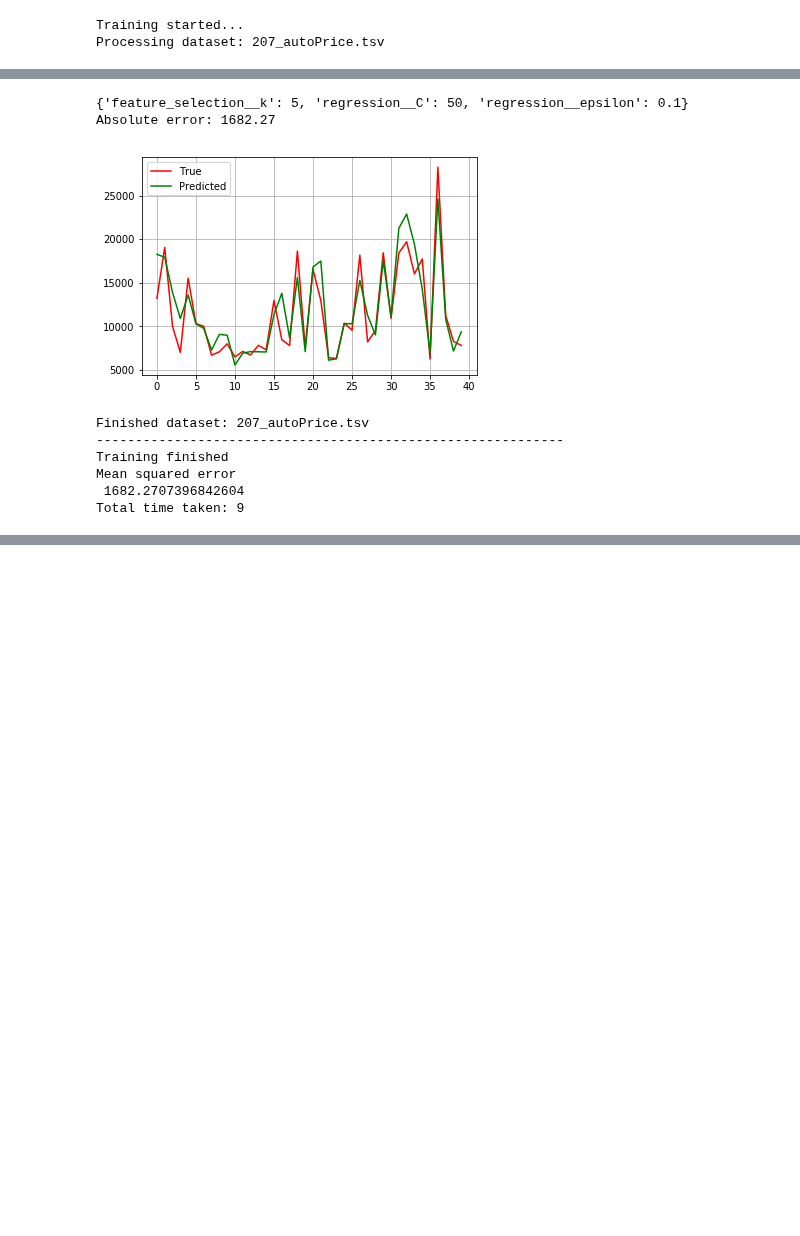
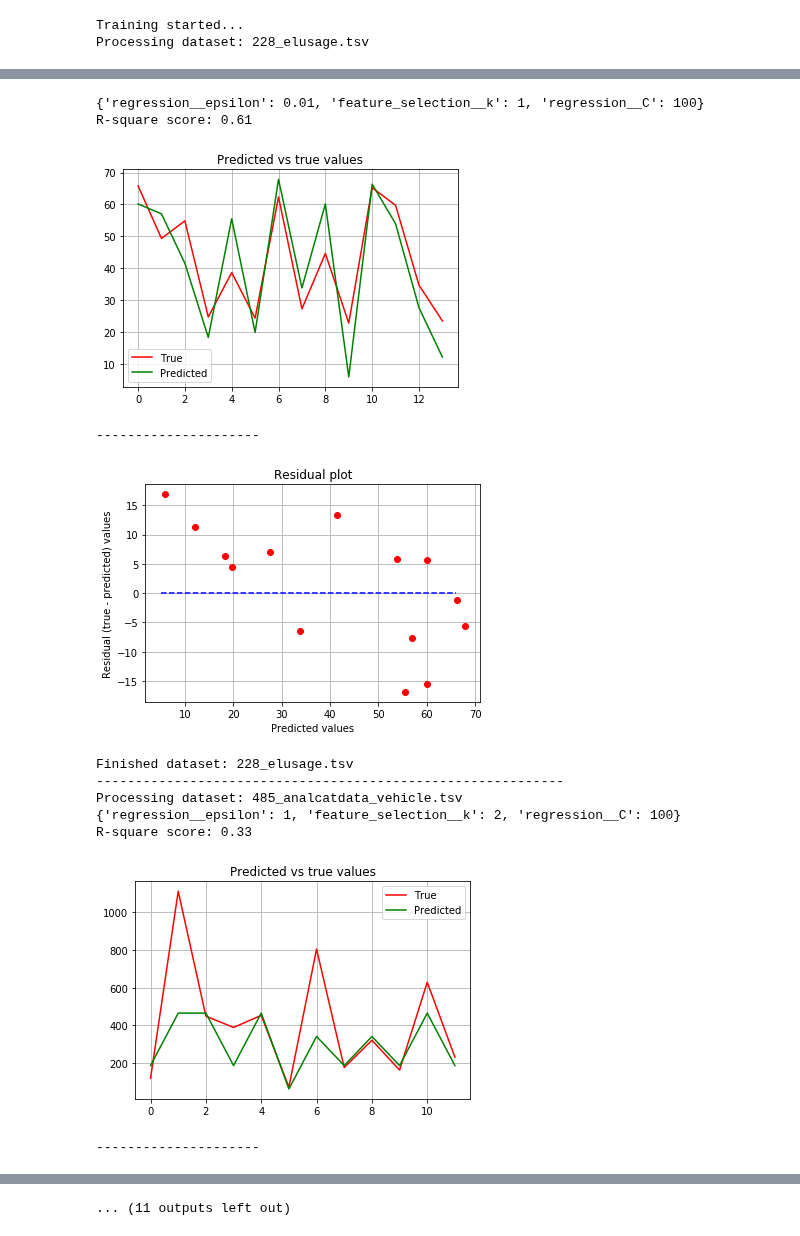
Before and after one commit to anuprulez/pmlb_regression, a Jupyter notebook: analyze_regression_LinearSVR.ipynb, the cells around one changed output, grey strips where cells are left out. Saved outputs shown, nothing was run; the diff lists cells and outputs as text; code cells hidden in the pictures; blank space fills up the shorter version.

```diff
--- a/analyze_regression_LinearSVR.ipynb
+++ b/analyze_regression_LinearSVR.ipynb
@@ -13,21 +13,30 @@ from sklearn.feature_selection import *
 from sklearn.model_selection import GridSearchCV
 
 start_time = time.time()
-datasets = ["195_auto_price.tsv", "197_cpu_act.tsv", "207_autoPrice.tsv", "192_vineyard.tsv", '210_cloud.tsv']
-datasets = ["207_autoPrice.tsv"]
+datasets = ["228_elusage.tsv", "485_analcatdata_vehicle.tsv", "523_analcatdata_neavote.tsv", '663_rabe_266.tsv', '687_sleuth_ex1605.tsv']
+#datasets = ["1029_LEV.tsv"]
 
 regressor = Pipeline([
   ('feature_selection', SelectKBest(f_regression)),
   ('regression', svm.LinearSVR())
 ])
 
-LinearSVR_parameters = [{'feature_selection__k': [1, 2, 3, 4, 5, 8, 15, 20, 25], \
-                         'regression__epsilon':[0.001, 0.005, 0.01, 0.1, 1], \
-                         'regression__C':[0.01, 0.1, 0.05, 1, 2, 5, 10, 50, 100] \
-                        }]
+LinearSVR_parameters = [{ \
+    'feature_selection__k': [1, 2, 3, 4, 5, 8, 15, 20, 25], \
+    'regression__epsilon':[0.001, 0.005, 0.01, 0.1, 1], \
+    'regression__C':[0.01, 0.1, 0.05, 1, 2, 5, 10, 50, 100] \
+}]
+
+
+LinearSVR_parameters = [{ \
+    'feature_selection__k': [1, 2, 3, 4, 5, 'all'], \
+    'regression__epsilon':[0.001, 0.01, 0.1, 1], \
+    'regression__C':[0.01, 0.1, 1, 2, 5, 20, 100] \
+}]
 
 print('Training started...')
 dataset_accuracies = list()
+r2_scores = list()
 for d_set in datasets:
     print("Processing dataset: %s" % d_set)
     data_path = "data/" + d_set
@@ -50,23 +59,40 @@ for d_set in datasets:
     print(optimized_regressor.best_params_)
     prediction = best_regressor.predict(X_test)
 
-    mse = np.mean([np.abs(x-y) for x, y in zip(prediction, y_test)])
-    print("Absolute error: %0.2f" % mse)
-    dataset_accuracies.append(mse)
+    r2_square = metrics.r2_score(y_test, prediction)
+    r2_scores.append(r2_square)
+    residual = y_test - prediction
+
+    print("R-square score: %0.2f" % r2_square)
 
     plt.figure()
     plt.plot(y_test, color='r')
     plt.plot(prediction, color='g')
     plt.grid(True)
     plt.legend(['True', 'Predicted'])
+    plt.title('Predicted vs true values')
     plt.show()
+
+    print("---------------------")
+
+    plt.figure()
+    plt.plot(prediction, residual, 'ro')
+    max_pred = int(np.max(prediction))
+    min_pred = int(np.min(prediction))
+    plt.plot(np.arange(min_pred, max_pred), [0 for i in range(max_pred - min_pred)], 'b--')
+    plt.grid(True)
+    plt.xlabel('Predicted values')
+    plt.ylabel('Residual (true - predicted) values')
+    plt.title('Residual plot')
+    plt.show()
+
     print("Finished dataset: %s" % d_set)
     print("------------------------------------------------------------")
 
 print('Training finished')
-print("Mean squared error \n", np.mean(dataset_accuracies))
+print("Mean R2 square: \n", np.mean(r2_scores))
 end_time = time.time()
 print('Total time taken: %d' % int(end_time - start_time))
 # %% [output]
 Training started...
-Processing dataset: 207_autoPrice.tsv
+Processing dataset: 228_elusage.tsv
@@ -90,9 +108,12 @@ ValueError("k should be >=0, <= n_features; got 25.Use k='all' to return all fea
-{'feature_selection__k': 5, 'regression__C': 50, 'regression__epsilon': 0.1}
-Absolute error: 1682.27
+{'regression__epsilon': 0.01, 'feature_selection__k': 1, 'regression__C': 100}
+R-square score: 0.61
-[figure, old version]
+[figure, new version]
-Finished dataset: 207_autoPrice.tsv
-------------------------------------------------------------
-Training finished
-Mean squared error
- 1682.2707396842604
-Total time taken: 9
+---------------------
+[figure, added]
+Finished dataset: 228_elusage.tsv
+------------------------------------------------------------
+Processing dataset: 485_analcatdata_vehicle.tsv
+{'regression__epsilon': 1, 'feature_selection__k': 2, 'regression__C': 100}
+R-square score: 0.33
+[figure, added]
+---------------------
@@ -98,0 +127 @@ Total time taken: 9
+... (11 outputs left out)
```
Also changed, not shown: parts of 1 cell of this notebook, 1 other file.
